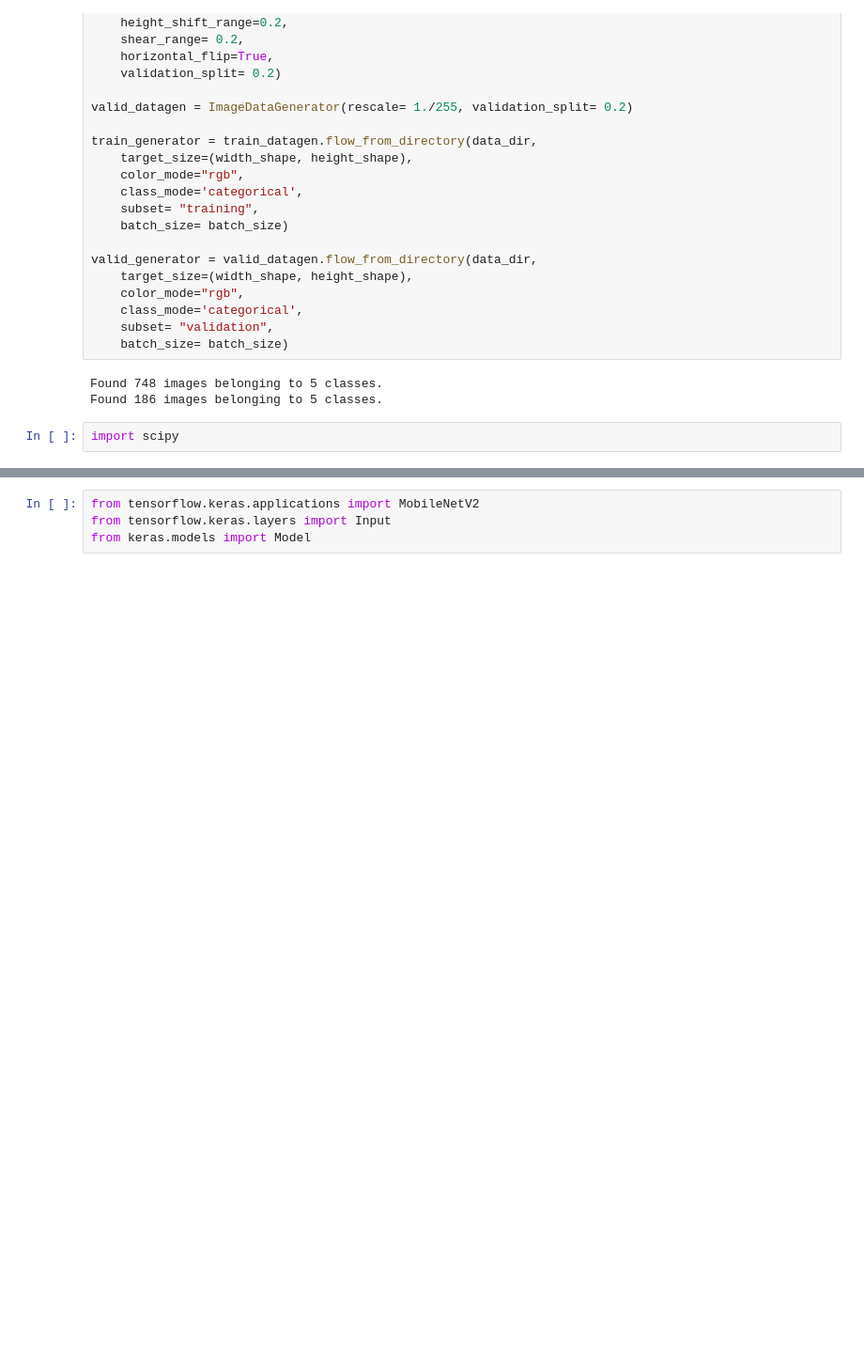
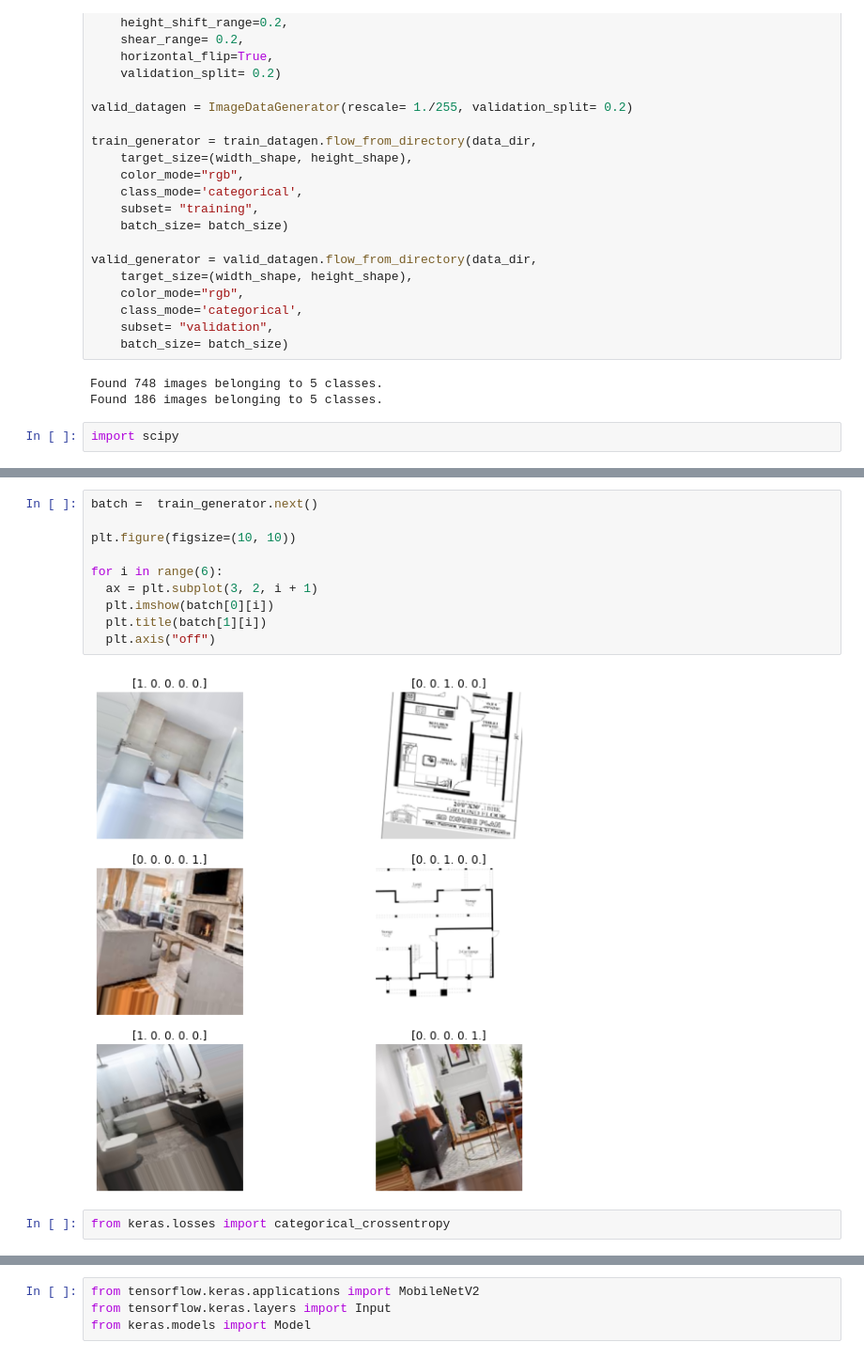
Before and after one commit to Panatore/RoomsClassifier, a Jupyter notebook: TFM.ipynb, the cells around one changed output, grey strips where cells are left out. Shown: that part at 94% size. Cells and saved outputs as stored; diff of their text form; blank space fills up the shorter version.

```diff
--- a/TFM.ipynb
+++ b/TFM.ipynb
@@ -247,0 +246,14 @@ print(train_generator.next()[0][1])
+# %%
+batch =  train_generator.next()
+
+plt.figure(figsize=(10, 10))
+
+for i in range(6):
+  ax = plt.subplot(3, 2, i + 1)
+  plt.imshow(batch[0][i])
+  plt.title(batch[1][i])
+  plt.axis("off")
+# %% [output]
+[figure, added]
+# %%
+from keras.losses import categorical_crossentropy
```
Also changed, not shown: parts of 7 cells of this notebook.
